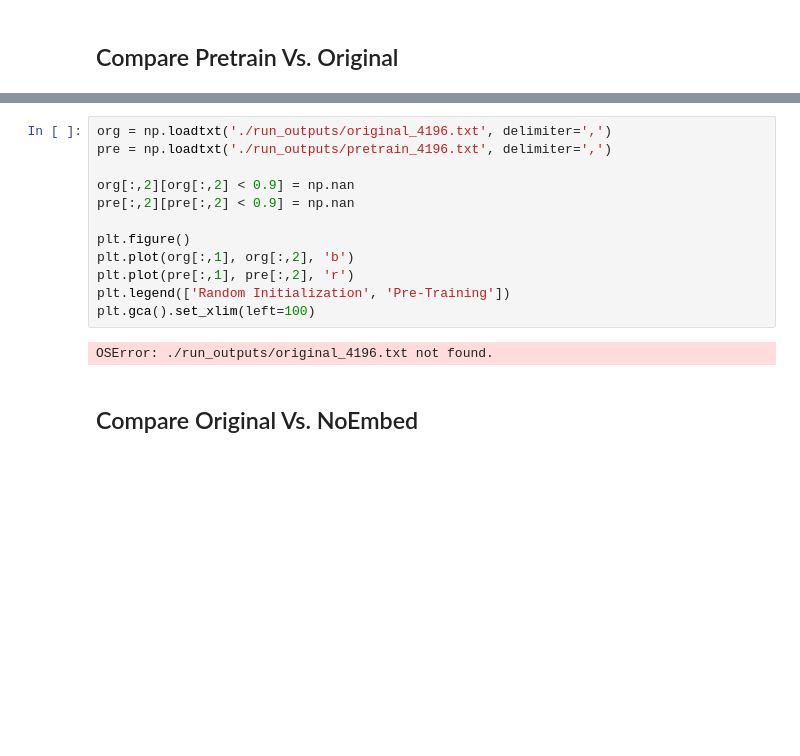
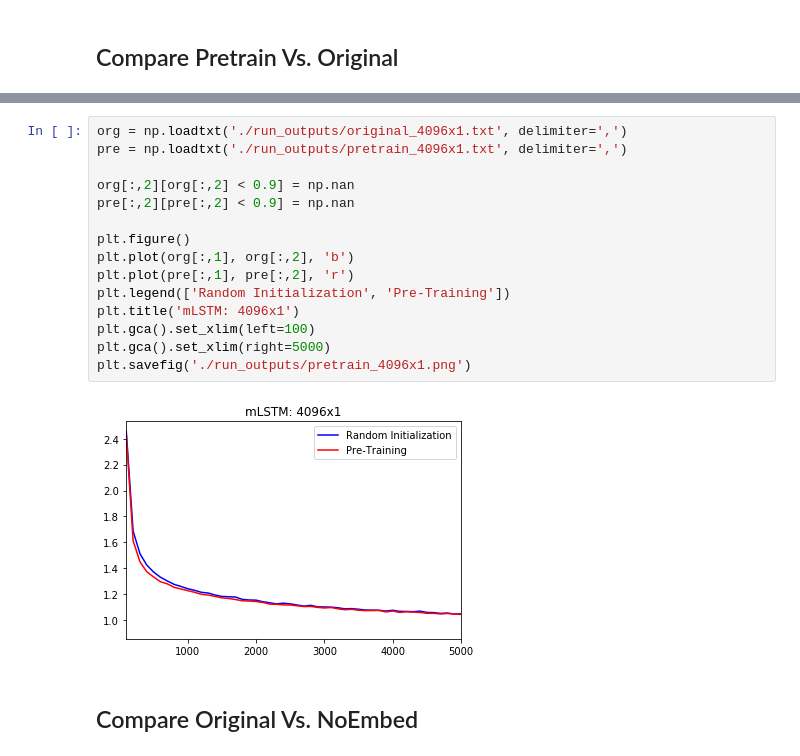
Before and after one commit to mkachuee/sentiment-discovery, a Jupyter notebook: Results.ipynb, the cells around one changed output, grey strips where cells are left out. Cells and saved outputs as stored; diff of their text form; blank space fills up the shorter version.

```diff
--- a/Results.ipynb
+++ b/Results.ipynb
@@ -25,17 +28,20 @@ OSError: ./run_outputs/original_512.txt not found.
 # %%
-org = np.loadtxt('./run_outputs/original_4196.txt', delimiter=',')
-pre = np.loadtxt('./run_outputs/pretrain_4196.txt', delimiter=',')
+org = np.loadtxt('./run_outputs/original_4096x1.txt', delimiter=',')
+pre = np.loadtxt('./run_outputs/pretrain_4096x1.txt', delimiter=',')
 
 org[:,2][org[:,2] < 0.9] = np.nan
 pre[:,2][pre[:,2] < 0.9] = np.nan
 
 plt.figure()
 plt.plot(org[:,1], org[:,2], 'b')
 plt.plot(pre[:,1], pre[:,2], 'r')
 plt.legend(['Random Initialization', 'Pre-Training'])
+plt.title('mLSTM: 4096x1')
 plt.gca().set_xlim(left=100)
+plt.gca().set_xlim(right=5000)
+plt.savefig('./run_outputs/pretrain_4096x1.png')
 # %% [output]
-OSError: ./run_outputs/original_4196.txt not found.
+[figure, added]
 # %% [markdown]
 ## Compare Original Vs. NoEmbed
 # %%
```
Also changed, not shown: parts of 7 cells of this notebook, 3 other files.
